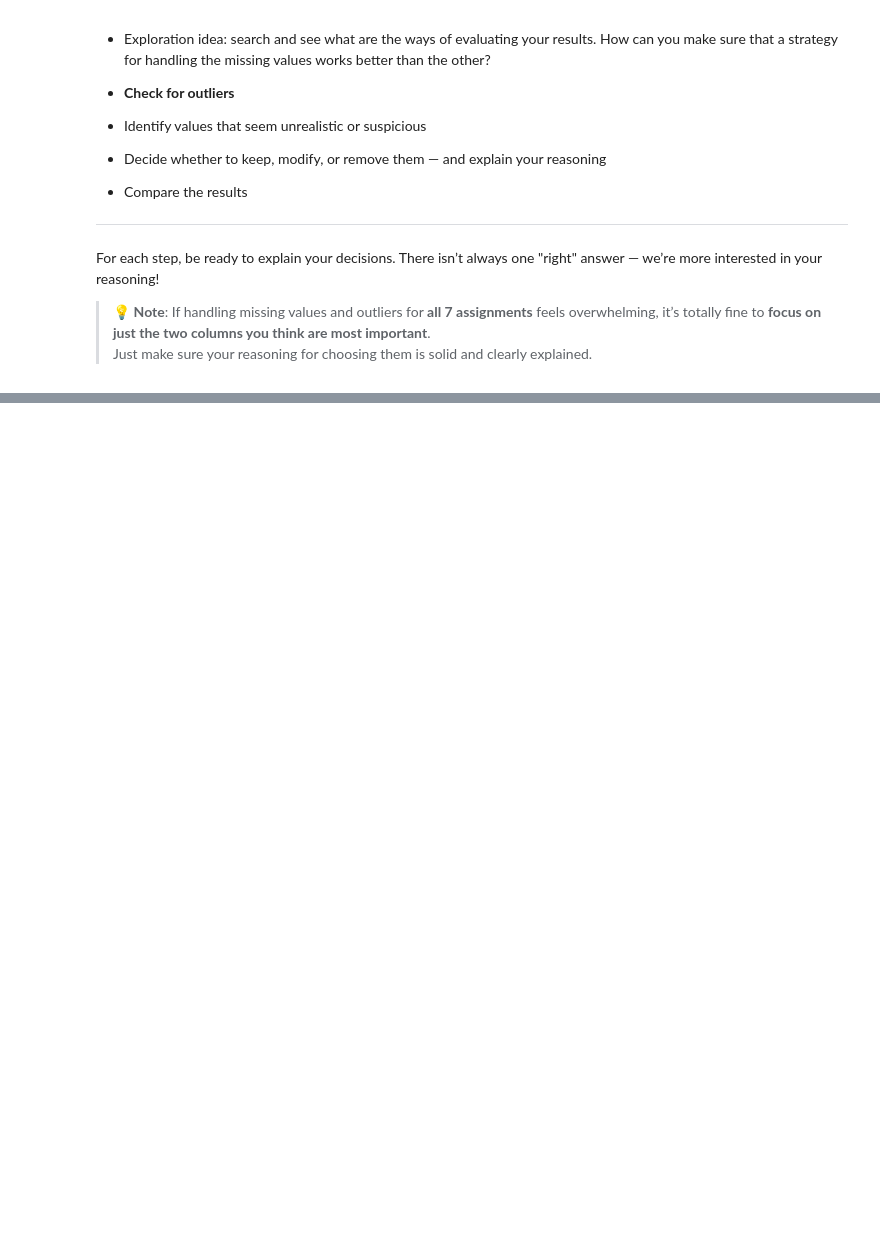
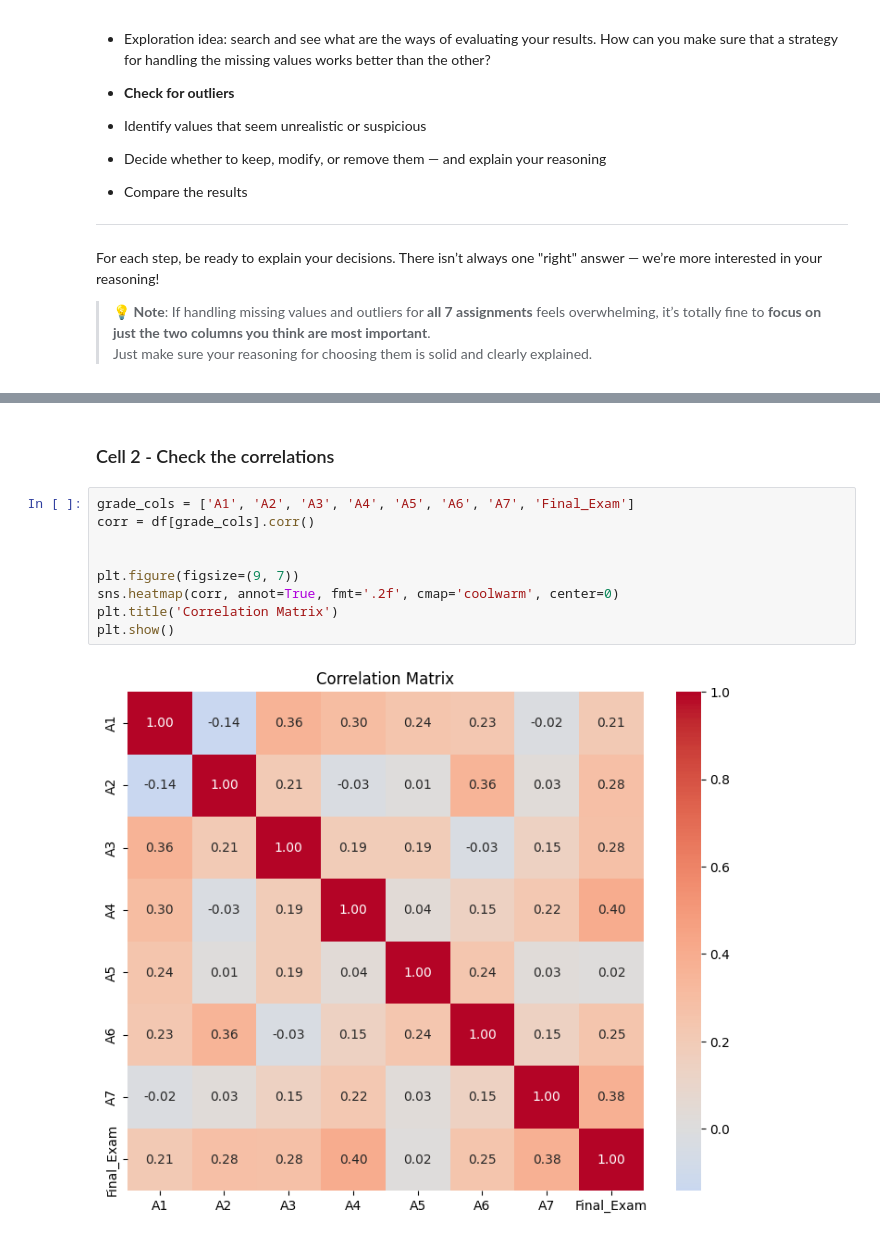
Before and after one commit to MarcusC2003/Chan-Marcus-LabTask, a Jupyter notebook: lab02-EDA-main/LabTask02.ipynb, the cells around one changed output, grey strips where cells are left out. Saved outputs shown, nothing was run; the diff lists cells and outputs as text; blank space fills up the shorter version.

```diff
--- a/lab02-EDA-main/LabTask02.ipynb
+++ b/lab02-EDA-main/LabTask02.ipynb
@@ -77,0 +111,13 @@ df.head(10)
+# %% [markdown]
+### Cell 2 - Check the correlations ###
+# %%
+grade_cols = ['A1', 'A2', 'A3', 'A4', 'A5', 'A6', 'A7', 'Final_Exam']
+corr = df[grade_cols].corr()
+
+
+plt.figure(figsize=(9, 7))
+sns.heatmap(corr, annot=True, fmt='.2f', cmap='coolwarm', center=0)
+plt.title('Correlation Matrix')
+plt.show()
+# %% [output]
+[figure, added]
```
Also changed, not shown: parts of 19 cells of this notebook, 2 other files.
